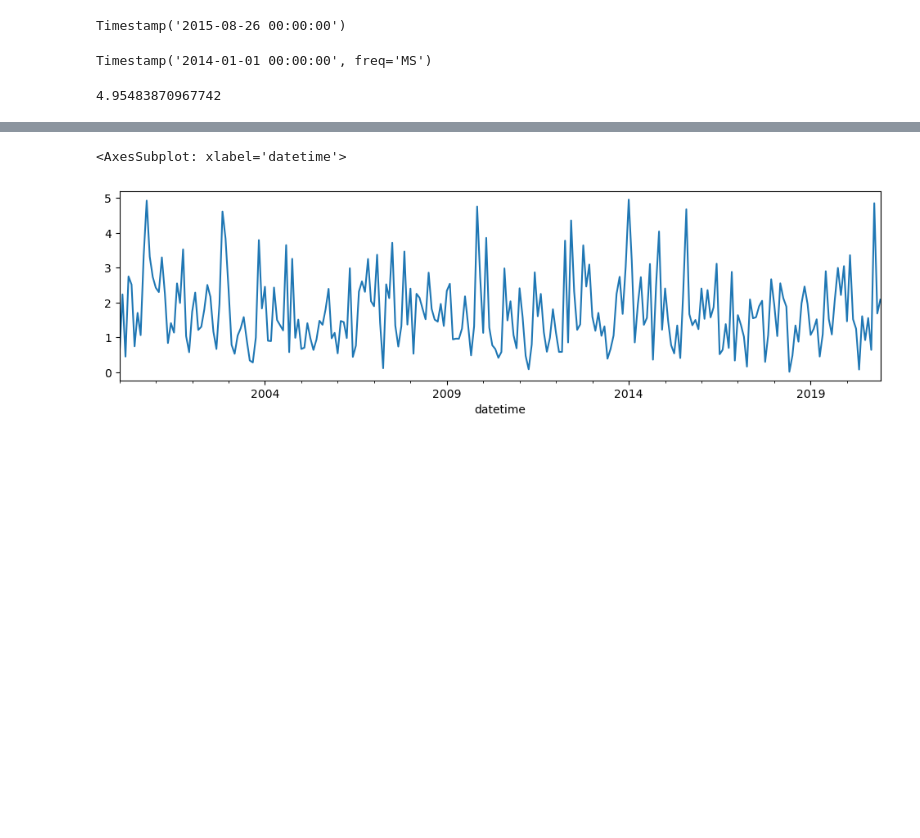
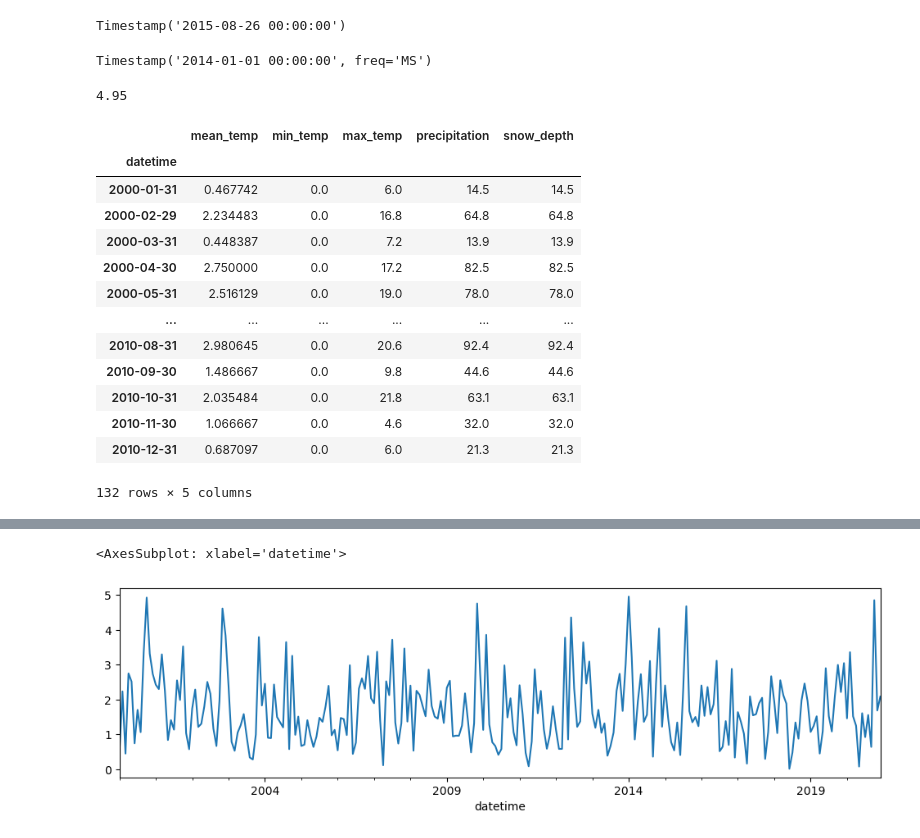
Before and after one commit to Elispreng/Resample_Datetime_Spreng, a Jupyter notebook: Resampling_Spreng-Copy1.ipynb, the cells around one changed output, grey strips where cells are left out. Saved outputs shown, nothing was run; the diff lists cells and outputs as text; code cells hidden in the pictures; blank space fills up the shorter version.

```diff
--- a/Resampling_Spreng-Copy1.ipynb
+++ b/Resampling_Spreng-Copy1.ipynb
@@ -342,9 +342,9 @@ max_date_q1 = ts_MS_res.idxmax()
 max_date_q1
 # %% [output]
 Timestamp('2014-01-01 00:00:00', freq='MS')
-# %%
-# get the precipititaion
-max_prec = ts_MS_res.loc['2014-01-01']
-max_prec
-# %% [output]
-4.95483870967742
+# %%
+# get the precipititaion
+max_prec = ts_MS_res.loc['2014-01-01'].round(2)
+max_prec
+# %% [output]
+4.95
@@ -350,0 +354,20 @@ max_prec
+# %%
+#example code for slice out data for a month
+weather_m = ts.resample("m").agg(agg_specs)
+weather_m = weather_m.loc['2000':'2010']
+weather_m
+# %% [output]
+|  | mean_temp | min_temp | max_temp | precipitation | snow_depth |
+| datetime |  |  |  |  |  |
+| 2000-01-31 | 0.467742 | 0.0 | 6.0 | 14.5 | 14.5 |
+| 2000-02-29 | 2.234483 | 0.0 | 16.8 | 64.8 | 64.8 |
+| 2000-03-31 | 0.448387 | 0.0 | 7.2 | 13.9 | 13.9 |
+| 2000-04-30 | 2.750000 | 0.0 | 17.2 | 82.5 | 82.5 |
+| 2000-05-31 | 2.516129 | 0.0 | 19.0 | 78.0 | 78.0 |
+| ... | ... | ... | ... | ... | ... |
+| 2010-08-31 | 2.980645 | 0.0 | 20.6 | 92.4 | 92.4 |
+| 2010-09-30 | 1.486667 | 0.0 | 9.8 | 44.6 | 44.6 |
+| 2010-10-31 | 2.035484 | 0.0 | 21.8 | 63.1 | 63.1 |
+| 2010-11-30 | 1.066667 | 0.0 | 4.6 | 32.0 | 32.0 |
+| 2010-12-31 | 0.687097 | 0.0 | 6.0 | 21.3 | 21.3 |
+132 rows × 5 columns
```
Also changed, not shown: parts of 12 cells of this notebook.
